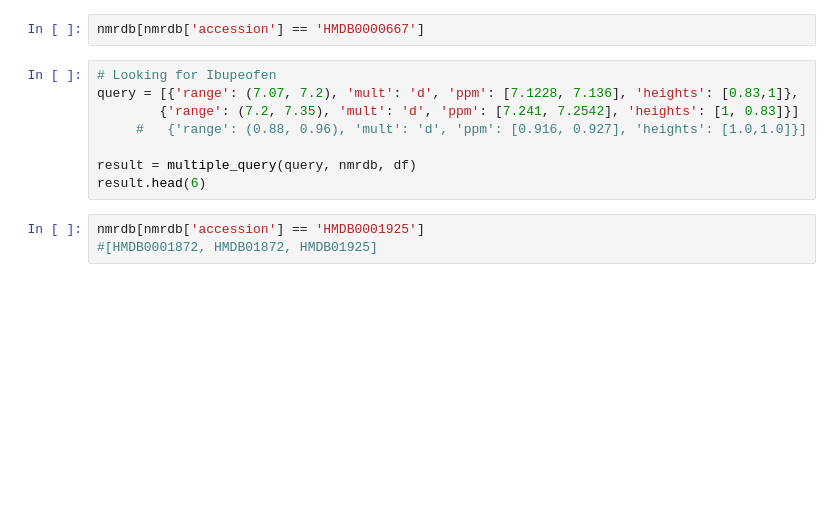
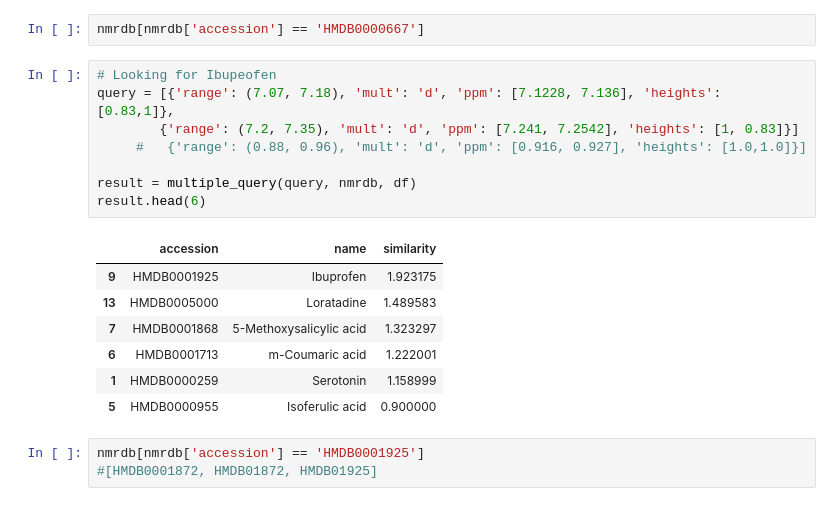
Before and after one commit to phenological/hmdb_utils, a Jupyter notebook: test_HMDB.ipynb, the cells around one changed output. Drawn from its saved outputs; the diff is of its cells as text; blank space fills up the shorter version.

```diff
--- a/test_HMDB.ipynb
+++ b/test_HMDB.ipynb
@@ -196,12 +274,20 @@ result.head(6)
 nmrdb[nmrdb['accession'] == 'HMDB0000667']
 # %%
 # Looking for Ibupeofen
-query = [{'range': (7.07, 7.2), 'mult': 'd', 'ppm': [7.1228, 7.136], 'heights': [0.83,1]},
+query = [{'range': (7.07, 7.18), 'mult': 'd', 'ppm': [7.1228, 7.136], 'heights': [0.83,1]},
         {'range': (7.2, 7.35), 'mult': 'd', 'ppm': [7.241, 7.2542], 'heights': [1, 0.83]}]
      #   {'range': (0.88, 0.96), 'mult': 'd', 'ppm': [0.916, 0.927], 'heights': [1.0,1.0]}]
 
 result = multiple_query(query, nmrdb, df)
 result.head(6)
+# %% [output]
+|  | accession | name | similarity |
+| 9 | HMDB0001925 | Ibuprofen | 1.923175 |
+| 13 | HMDB0005000 | Loratadine | 1.489583 |
+| 7 | HMDB0001868 | 5-Methoxysalicylic acid | 1.323297 |
+| 6 | HMDB0001713 | m-Coumaric acid | 1.222001 |
+| 1 | HMDB0000259 | Serotonin | 1.158999 |
+| 5 | HMDB0000955 | Isoferulic acid | 0.900000 |
 # %%
 nmrdb[nmrdb['accession'] == 'HMDB0001925']
 #[HMDB0001872, HMDB01872, HMDB01925]
```
Also changed, not shown: parts of 10 cells of this notebook.
